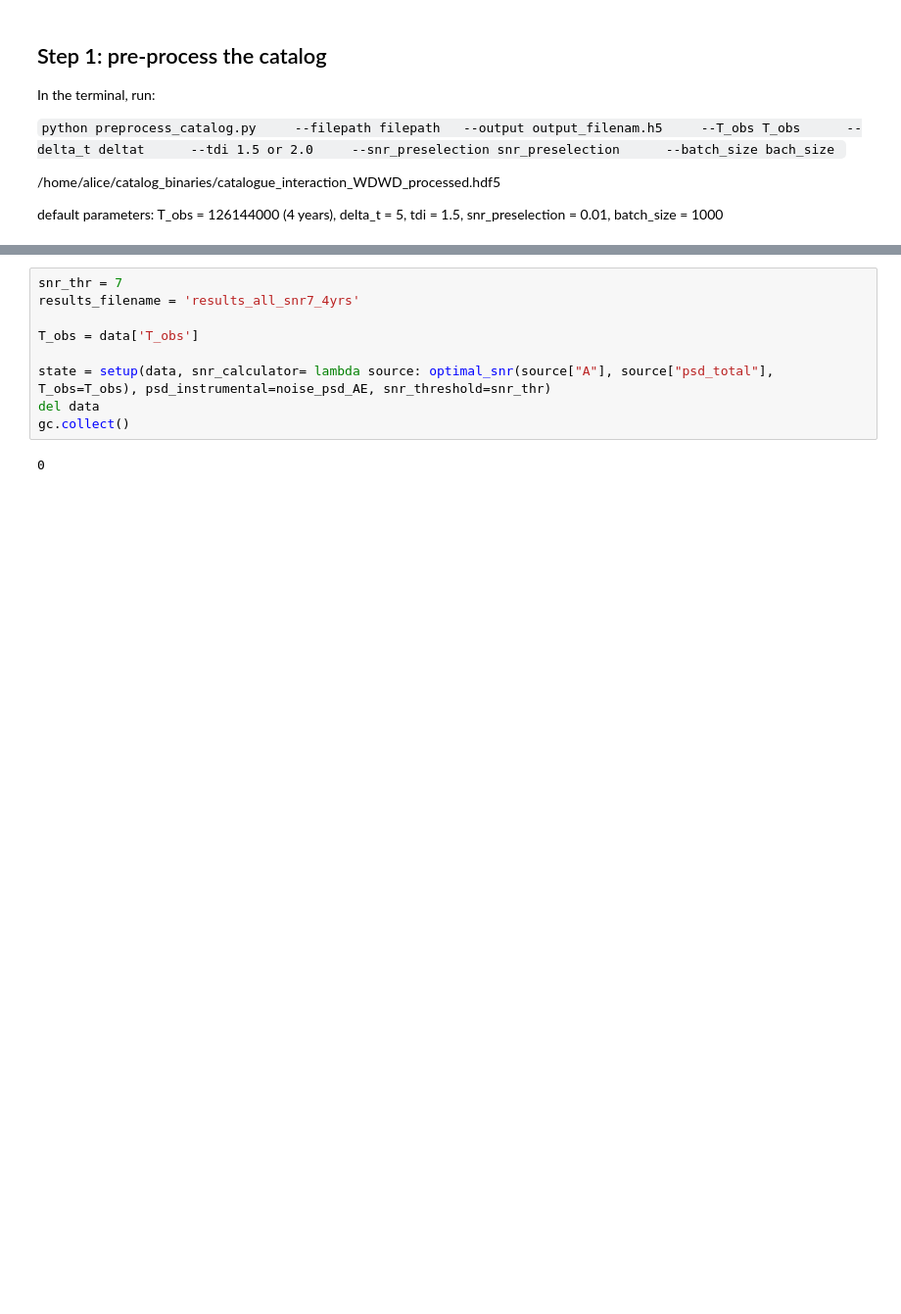
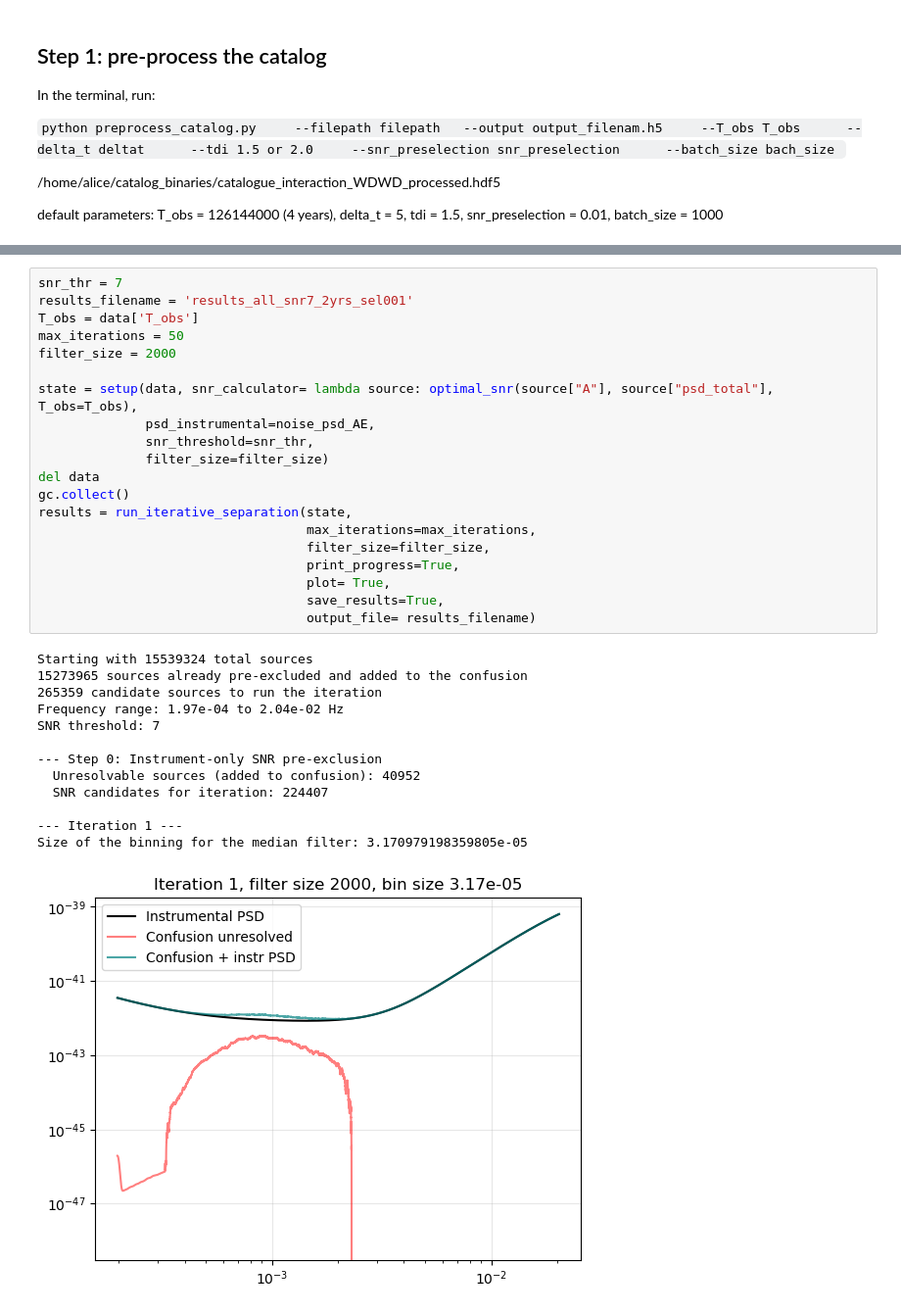
Before and after one commit to aacravi/snr-calculation, a Jupyter notebook: final_iteration.ipynb, the cells around one changed output, grey strips where cells are left out. Shown at 98% size. Drawn from its saved outputs; the diff is of its cells as text; blank space fills up the shorter version.

```diff
--- a/final_iteration.ipynb
+++ b/final_iteration.ipynb
@@ -45,11 +51,34 @@ data = load_waveforms('binaries_all_SNR001_4yrs.h5')
 # %%
 snr_thr = 7
-results_filename = 'results_all_snr7_4yrs'
+results_filename = 'results_all_snr7_2yrs_sel001'
+T_obs = data['T_obs']
+max_iterations = 50
+filter_size = 2000
 
-T_obs = data['T_obs']
-
-state = setup(data, snr_calculator= lambda source: optimal_snr(source["A"], source["psd_total"], T_obs=T_obs), psd_instrumental=noise_psd_AE, snr_threshold=snr_thr)
+state = setup(data, snr_calculator= lambda source: optimal_snr(source["A"], source["psd_total"], T_obs=T_obs),
+              psd_instrumental=noise_psd_AE,
+              snr_threshold=snr_thr,
+              filter_size=filter_size)
 del data
 gc.collect()
+results = run_iterative_separation(state,
+                                   max_iterations=max_iterations,
+                                   filter_size=filter_size,
+                                   print_progress=True,
+                                   plot= True,
+                                   save_results=True,
+                                   output_file= results_filename)
 # %% [output]
-0
+Starting with 15539324 total sources
+15273965 sources already pre-excluded and added to the confusion
+265359 candidate sources to run the iteration
+Frequency range: 1.97e-04 to 2.04e-02 Hz
+SNR threshold: 7
+
+--- Step 0: Instrument-only SNR pre-exclusion
+  Unresolvable sources (added to confusion): 40952
+  SNR candidates for iteration: 224407
+
+--- Iteration 1 ---
+Size of the binning for the median filter: 3.170979198359805e-05
+[figure, added]
```
Also changed, not shown: parts of 9 cells of this notebook, 4 other files.
